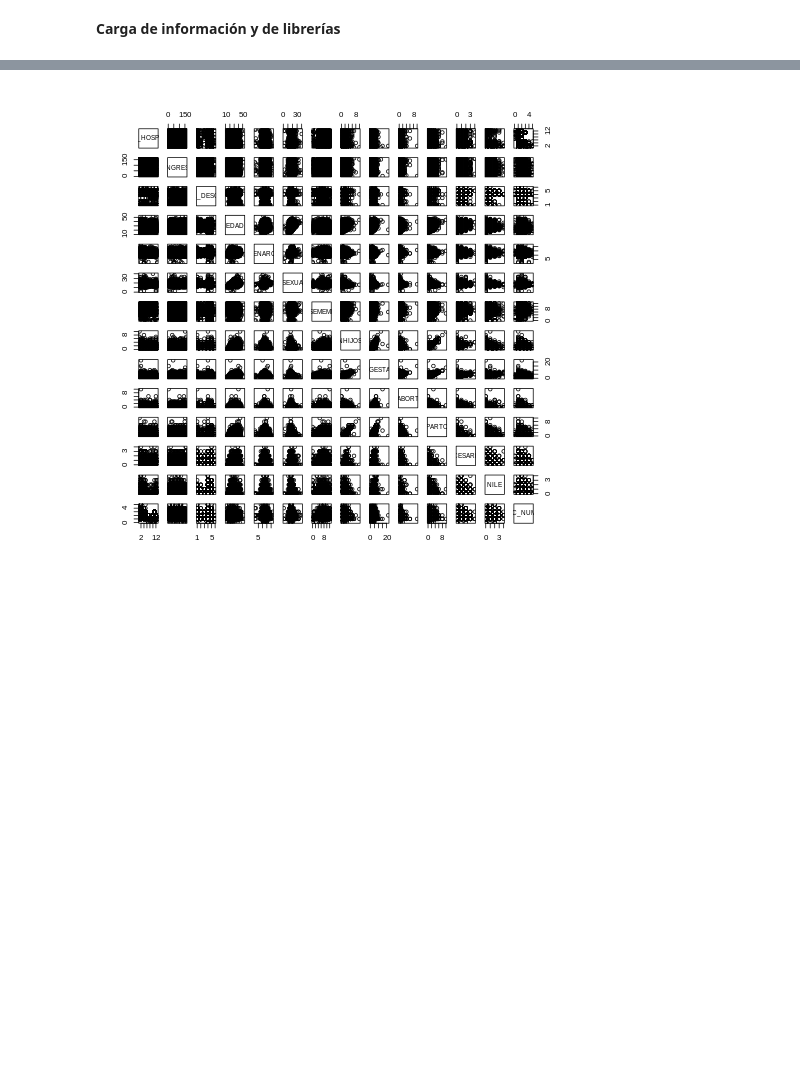
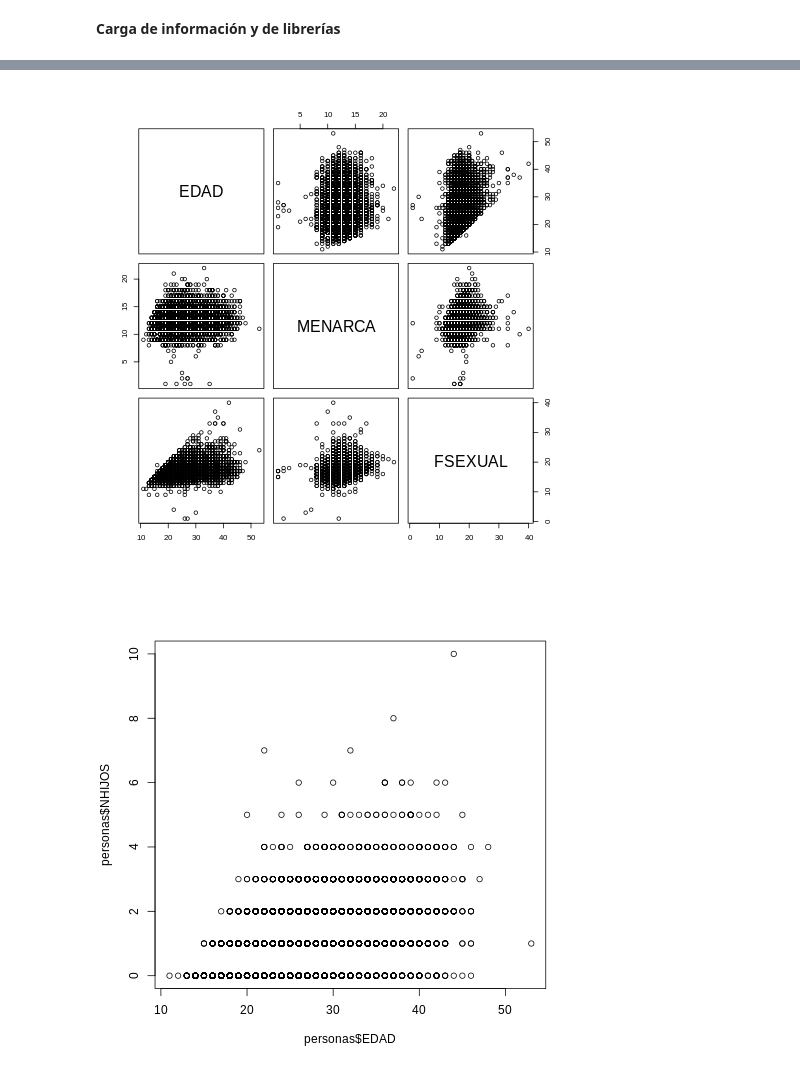
Before and after one commit to adanmgs/Seminario, a Jupyter notebook: MProyecto.ipynb, the cells around one changed output, grey strips where cells are left out. Cells and saved outputs as stored; diff of their text form; code cells hidden in the pictures; blank space fills up the shorter version.

```diff
--- a/MProyecto.ipynb
+++ b/MProyecto.ipynb
@@ -82,8 +82,8 @@ library("corrplot")
 # %%
 %%R
 # Leo los datos del archivo
-# personas <- read.csv("/content/Seminario/data/interrupcion-legal-del-embarazo.csv", header=T, na.strings=c("","NA"), sep=",", stringsAsFactors=FALSE)
-personas <- read.csv("/content/Seminario/data/interrupcion-legal-del-embarazo.csv", header = TRUE, sep = ";", quote = "\"'")
+personas <- read.csv("/content/Seminario/data/interrupcion-legal-del-embarazo.csv", header=T, na.strings=c("","NA"), sep=";", stringsAsFactors=TRUE)
+# personas <- read.csv("/content/Seminario/data/interrupcion-legal-del-embarazo.csv", header = TRUE, sep = ";", quote = "\"'")
 str(personas)
 # ?read.csv
 summary(personas)
@@ -109,10 +109,13 @@ head(personas)
 # %%
 %%R
 # quien sabe que pase al querer hacer plot
-plot(personas)
+# plot(personas$MENARCA, personas$FSEXUAL)
+plot(personas[,4:6])
+plot(personas$EDAD, personas$NHIJOS)
 #
 # %% [output]
-[figure, old version]
+[figure, new version]
+[figure, added]
 # %%
 %%R
 # Se genera un modelo en base a las columnas
```
Also changed, not shown: parts of 5 cells of this notebook.
